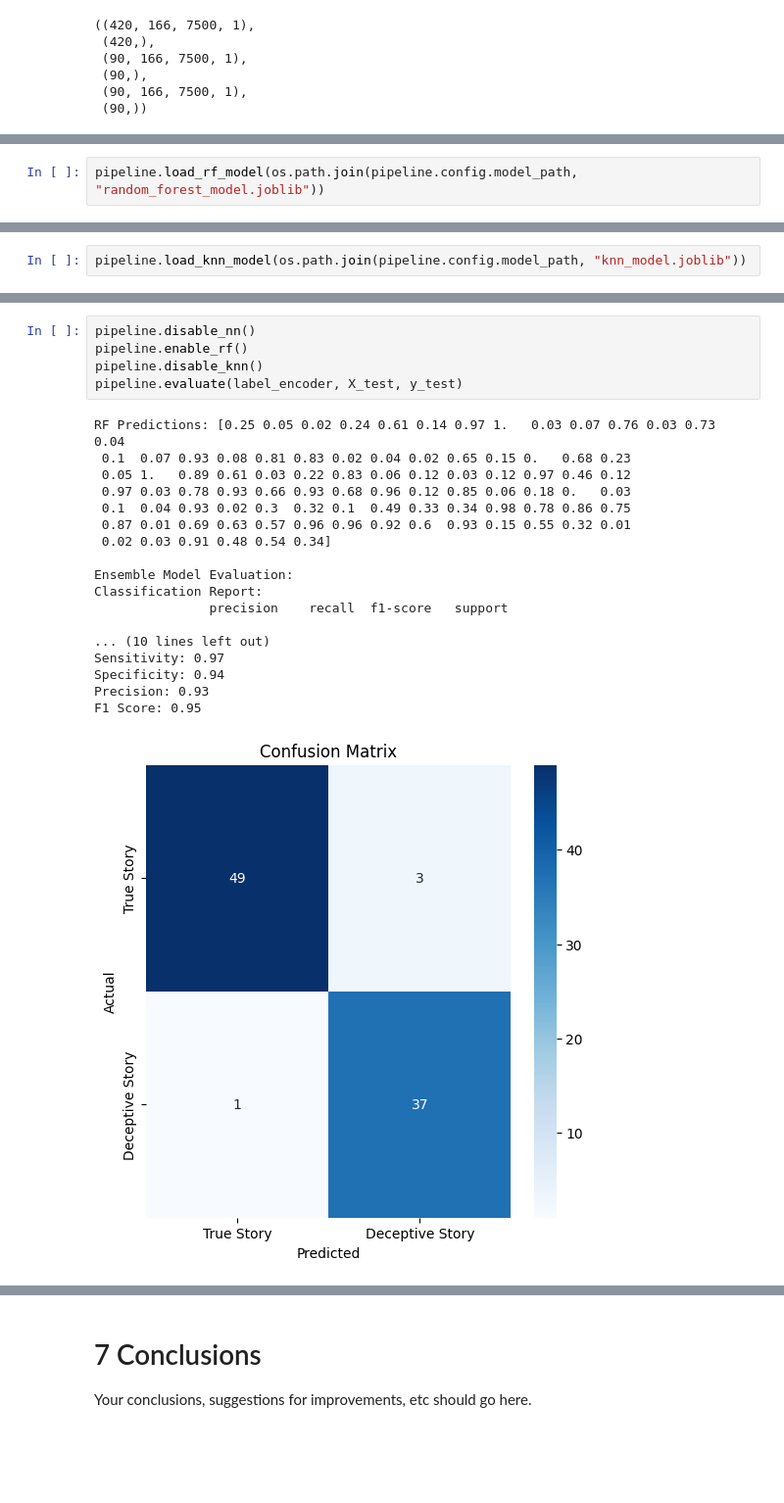
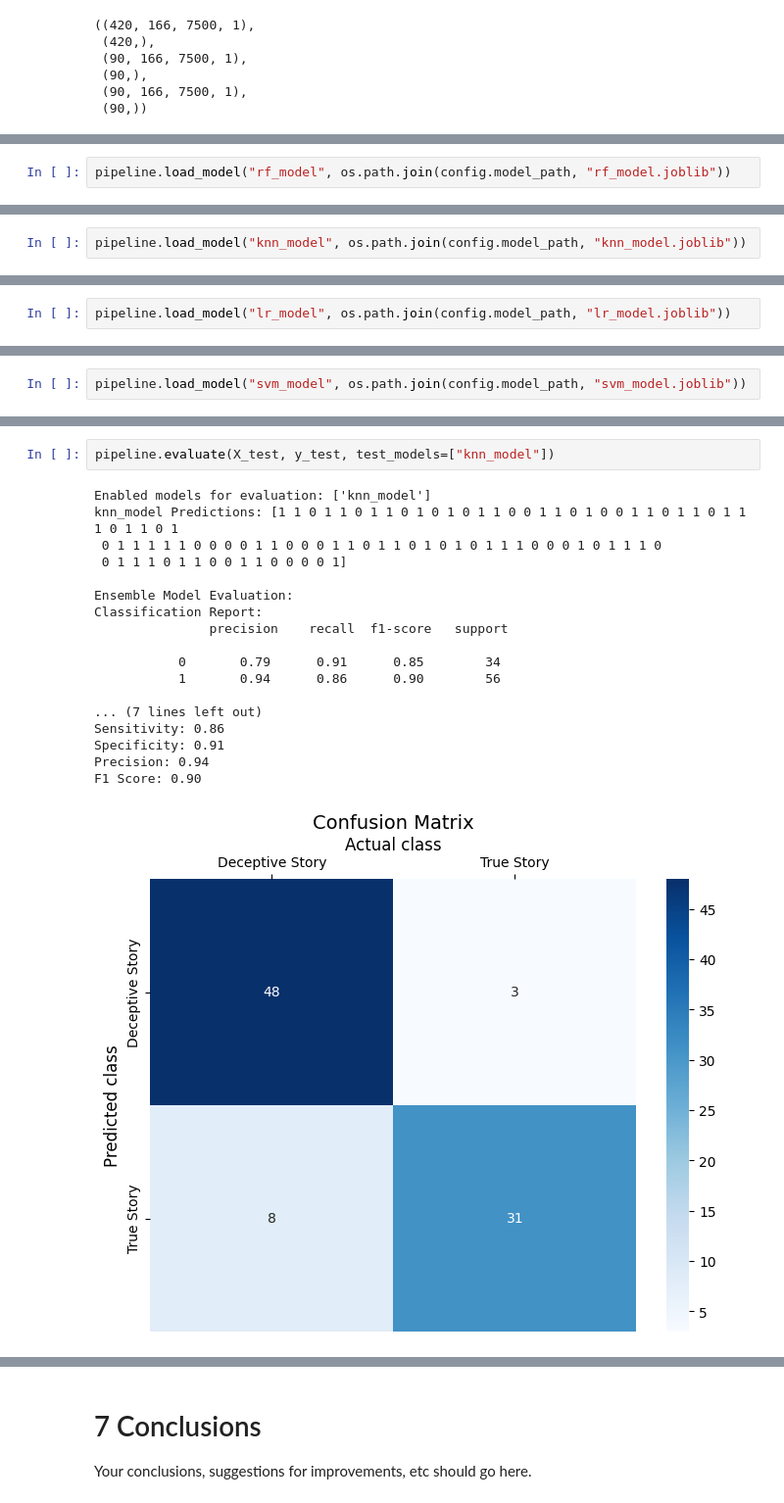
Before and after one commit to CharlesZZY/Truora, a Jupyter notebook: src/CBU5201_miniproject.ipynb, the cells around one changed output, grey strips where cells are left out. Shown at 98% size. Saved outputs shown, nothing was run; the diff lists cells and outputs as text; blank space fills up the shorter version.

```diff
--- a/src/CBU5201_miniproject.ipynb
+++ b/src/CBU5201_miniproject.ipynb
@@ -805,2 +966,2 @@ pipeline.load_nn_models(nn_models_path)
 # %%
-pipeline.load_rf_model(os.path.join(pipeline.config.model_path, "random_forest_model.joblib"))
+pipeline.load_model("rf_model", os.path.join(config.model_path, "rf_model.joblib"))
@@ -807,2 +972,2 @@ pipeline.load_rf_model(os.path.join(pipeline.config.model_path, "random_forest_m
 # %%
-pipeline.load_knn_model(os.path.join(pipeline.config.model_path, "knn_model.joblib"))
+pipeline.load_model("knn_model", os.path.join(config.model_path, "knn_model.joblib"))
@@ -816,0 +978,2 @@ pipeline.nn_models, pipeline.rf_model, pipeline.knn_model
+# %%
+pipeline.load_model("lr_model", os.path.join(config.model_path, "lr_model.joblib"))
@@ -816,0 +984,2 @@ pipeline.nn_models, pipeline.rf_model, pipeline.knn_model
+# %%
+pipeline.load_model("svm_model", os.path.join(config.model_path, "svm_model.joblib"))
@@ -903,24 +1065,21 @@ Actual: Deceptive Story, Predicted: Deceptive Story
 # %%
-pipeline.disable_nn()
-pipeline.enable_rf()
-pipeline.disable_knn()
-pipeline.evaluate(label_encoder, X_test, y_test)
+pipeline.evaluate(X_test, y_test, test_models=["knn_model"])
 # %% [output]
-RF Predictions: [0.25 0.05 0.02 0.24 0.61 0.14 0.97 1.   0.03 0.07 0.76 0.03 0.73 0.04
- 0.1  0.07 0.93 0.08 0.81 0.83 0.02 0.04 0.02 0.65 0.15 0.   0.68 0.23
- 0.05 1.   0.89 0.61 0.03 0.22 0.83 0.06 0.12 0.03 0.12 0.97 0.46 0.12
- 0.97 0.03 0.78 0.93 0.66 0.93 0.68 0.96 0.12 0.85 0.06 0.18 0.   0.03
- 0.1  0.04 0.93 0.02 0.3  0.32 0.1  0.49 0.33 0.34 0.98 0.78 0.86 0.75
- 0.87 0.01 0.69 0.63 0.57 0.96 0.96 0.92 0.6  0.93 0.15 0.55 0.32 0.01
- 0.02 0.03 0.91 0.48 0.54 0.34]
+Enabled models for evaluation: ['knn_model']
+knn_model Predictions: [1 1 0 1 1 0 1 1 0 1 0 1 0 1 1 0 0 1 1 0 1 0 0 1 1 0 1 1 0 1 1 1 0 1 1 0 1
+ 0 1 1 1 1 1 0 0 0 0 1 1 0 0 0 1 1 0 1 1 0 1 0 1 0 1 1 1 0 0 0 1 0 1 1 1 0
+ 0 1 1 1 0 1 1 0 0 1 1 0 0 0 0 1]
 
 Ensemble Model Evaluation:
 Classification Report:
                precision    recall  f1-score   support
 
-... (10 lines left out)
-Sensitivity: 0.97
-Specificity: 0.94
-Precision: 0.93
-F1 Score: 0.95
+           0       0.79      0.91      0.85        34
+           1       0.94      0.86      0.90        56
+
+... (7 lines left out)
+Sensitivity: 0.86
+Specificity: 0.91
+Precision: 0.94
+F1 Score: 0.90
-[figure, old version]
+[figure, new version]
```
Also changed, not shown: parts of 44 cells of this notebook, 25 other files.
